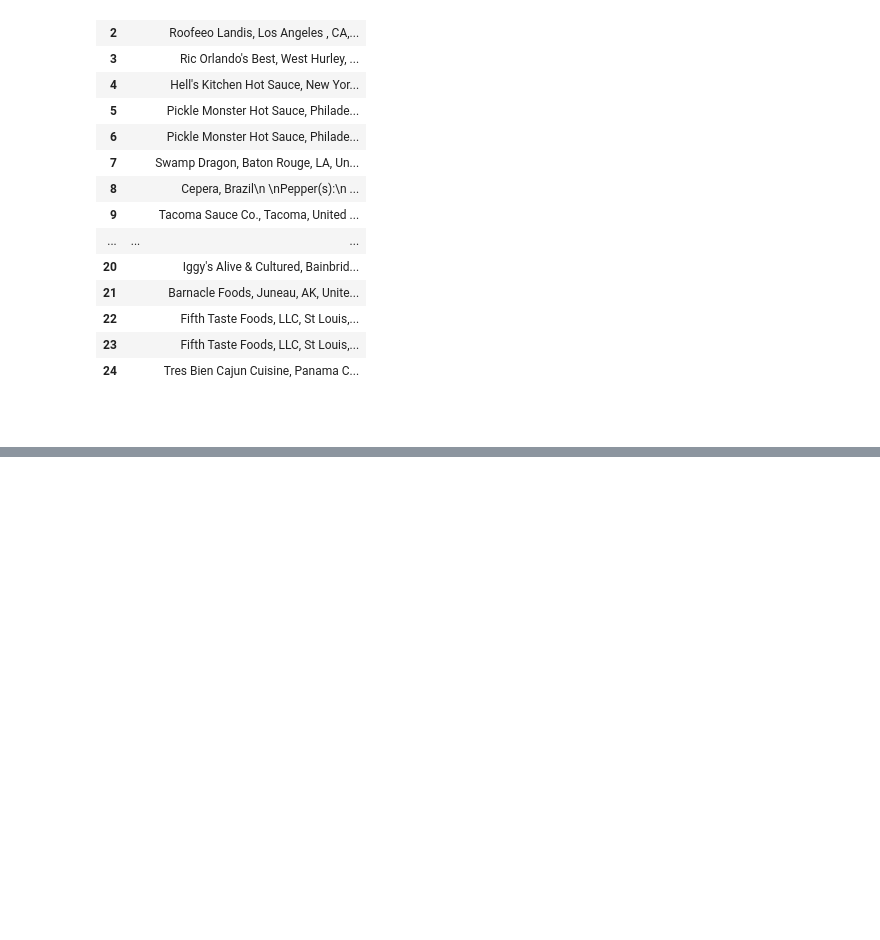
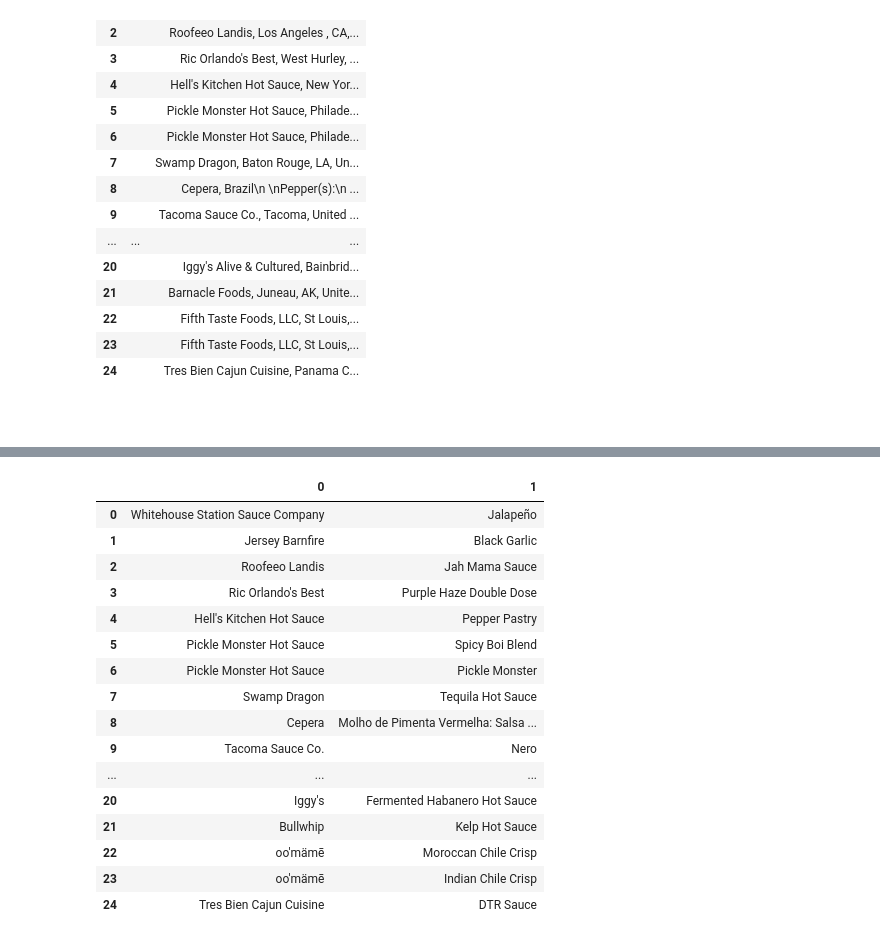
Before and after one commit to kelvinpurdom/HotSauceNLP, a Jupyter notebook: notebooks/Hot_Sauce_NLP.ipynb, the cells around one changed output, grey strips where cells are left out. Saved outputs shown, nothing was run; the diff lists cells and outputs as text; code cells hidden in the pictures; blank space fills up the shorter version.

```diff
--- a/notebooks/Hot_Sauce_NLP.ipynb
+++ b/notebooks/Hot_Sauce_NLP.ipynb
@@ -116,0 +151,20 @@ new1
+# %%
+new2
+# %% [output]
+|  | 0 | 1 |
+| 0 | Whitehouse Station Sauce Company | Jalapeño |
+| 1 | Jersey Barnfire | Black Garlic |
+| 2 | Roofeeo Landis | Jah Mama Sauce |
+| 3 | Ric Orlando's Best | Purple Haze Double Dose |
+| 4 | Hell's Kitchen Hot Sauce | Pepper Pastry |
+| 5 | Pickle Monster Hot Sauce | Spicy Boi Blend |
+| 6 | Pickle Monster Hot Sauce | Pickle Monster |
+| 7 | Swamp Dragon | Tequila Hot Sauce |
+| 8 | Cepera | Molho de Pimenta Vermelha: Salsa ... |
+| 9 | Tacoma Sauce Co. | Nero |
+| ... | ... | ... |
+| 20 | Iggy's | Fermented Habanero Hot Sauce |
+| 21 | Bullwhip | Kelp Hot Sauce |
+| 22 | oo'mämē | Moroccan Chile Crisp |
+| 23 | oo'mämē | Indian Chile Crisp |
+| 24 | Tres Bien Cajun Cuisine | DTR Sauce |
```
Also changed, not shown: parts of 15 cells of this notebook.
